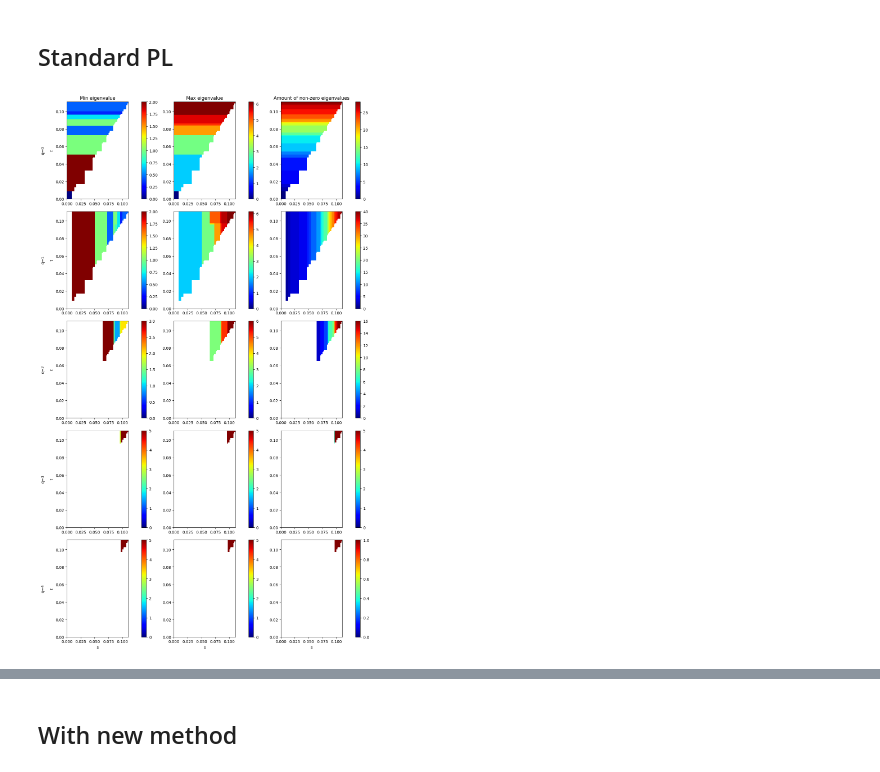
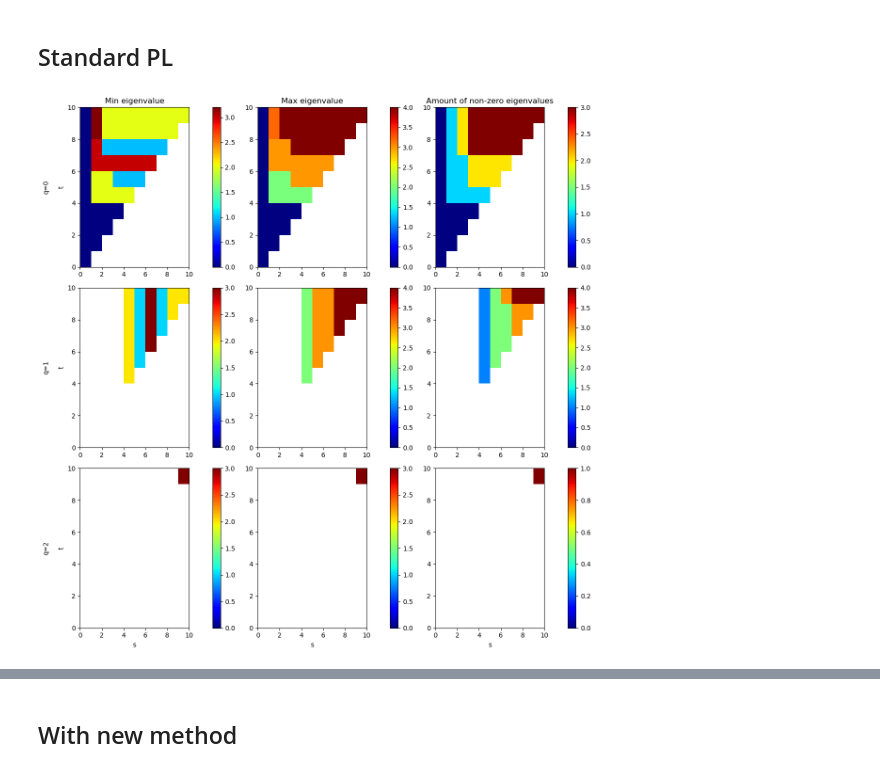
Before and after one commit to siroj99/NewPersistentChains, a Jupyter notebook: laplacians_v2.ipynb, the cells around one changed output, grey strips where cells are left out. Cells and saved outputs as stored; diff of their text form; code cells hidden in the pictures.

```diff
--- a/laplacians_v2.ipynb
+++ b/laplacians_v2.ipynb
@@ -20,11 +20,11 @@ def sample_unit_sphere(n, dim=3, rng=None):
     points = rng.standard_normal((n, dim))
     return points / np.linalg.norm(points, axis=1, keepdims=True)
 
-# simplices = [([0], 0), ([1], 1), ([2], 2), ([3], 3), ([1,0], 4), ([0,3], 5), ([1,3], 6), ([2,3], 7), ([0,2], 8), ([0,1,3], 9)]#, ([0,2,3], 10)]
-simplices = [([0], 0), ([1], 1), ([2], 2), ([3], 3), ([4], 4), ([0,2], 5),
-             ([2,4], 6), ([1,4], 7), ([0,1], 8), ([3,4], 9), ([2,3], 10), ([1,2], 11),
-             ([1,3], 12), ([0,3], 13), ([0,2,3], 14), ([1,3,4], 15), ([0,1,3], 16), ([0,1,2], 17),
-             ([2,3,4], 18), ([1,2,4], 19), ([1,2,3], 20), ([0,1,2,3], 21)]
+simplices = [([0], 0), ([1], 1), ([2], 2), ([3], 3), ([1,0], 4), ([0,3], 5), ([1,3], 6), ([2,3], 7), ([0,2], 8), ([0,1,3], 9)]#, ([0,2,3], 10)]
+# simplices = [([0], 0), ([1], 1), ([2], 2), ([3], 3), ([4], 4), ([0,2], 5),
+#              ([2,4], 6), ([1,4], 7), ([0,1], 8), ([3,4], 9), ([2,3], 10), ([1,2], 11),
+#              ([1,3], 12), ([0,3], 13), ([0,2,3], 14), ([1,3,4], 15), ([0,1,3], 16), ([0,1,2], 17),
+#              ([2,3,4], 18), ([1,2,4], 19), ([1,2,3], 20), ([0,1,2,3], 21)]
 
 f = dio.Filtration()
 for vertices, t in simplices:
@@ -41,5 +41,5 @@ random_points_on_unit_sphere = sample_unit_sphere(n_points, dim=3, rng=0)
 f_sphere = dio.fill_rips(random_points_on_unit_sphere, 3, 1.25)
 f_sphere
 
-# draw_filtration(f, n_per_row=7)
+draw_filtration(f, n_per_row=7)
 # %% [output]
@@ -59,12 +59,12 @@ f_random
 Filtration with 112 simplices
 # %%
 chosen_points = random_points
-chosen_f = f_random
+chosen_f = f
 threshold = 0.11
 # %% [markdown]
 ## Standard PL
 # %%
-eigenvalues, relevant_times = persistent_Laplacian_eigenvalues(f=chosen_f, up_only=False, max_dim=4)
+eigenvalues, relevant_times = persistent_Laplacian_eigenvalues(f=chosen_f, up_only=False, max_dim=2)
 _ = plot_eigenvalues(eigenvalues, relevant_times=relevant_times, plot_types=["min", "max", "n_non_zero"], plot_args_mesh = {"vmin": 0})
 # %% [output]
-[figure, old version]
+[figure, new version]
```
Also changed, not shown: parts of 3 cells of this notebook, 2 other files.
